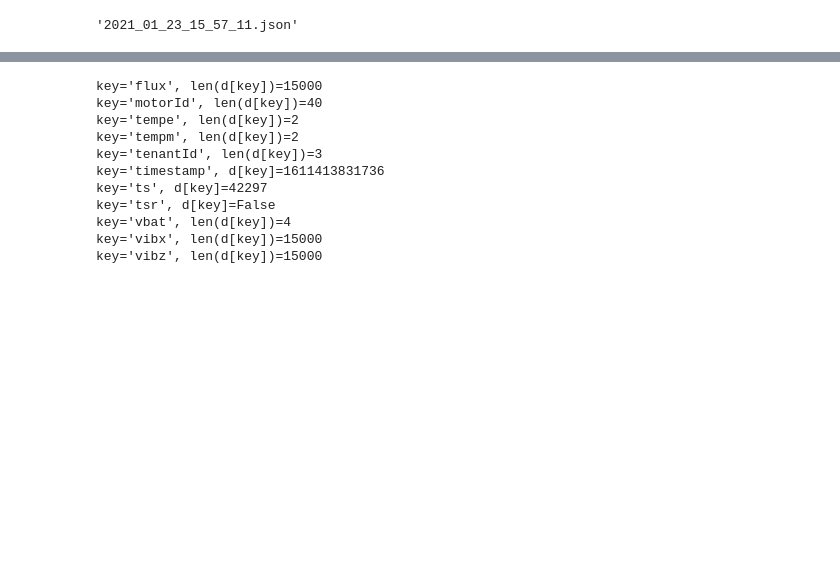
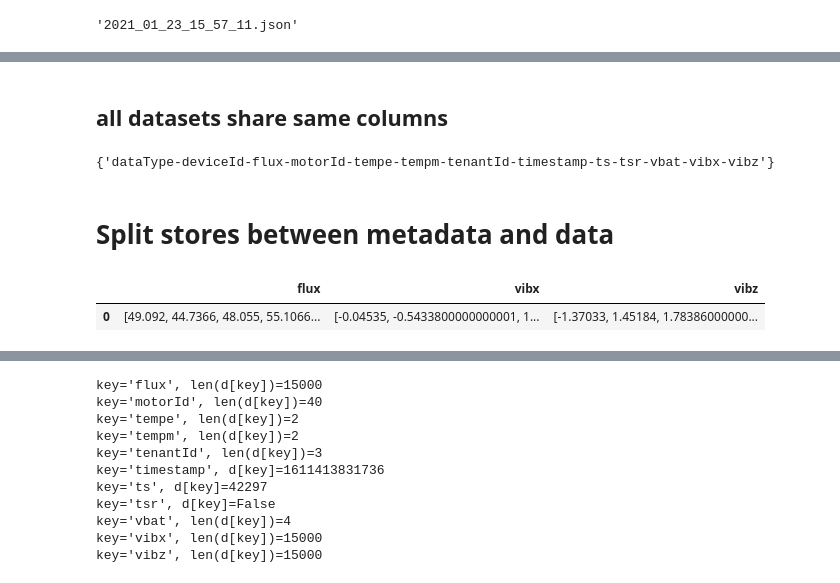
Before and after one commit to thorwhalen/plunk, a Jupyter notebook: plunk/sb/sms/data_access.ipynb, the cells around one changed output, grey strips where cells are left out. Cells and saved outputs as stored; diff of their text form; code cells hidden in the pictures; blank space fills up the shorter version.

```diff
--- a/plunk/sb/sms/data_access.ipynb
+++ b/plunk/sb/sms/data_access.ipynb
@@ -167,0 +155,78 @@ df
+# %% [markdown]
+## all datasets share same columns
+# %%
+path = '~/Dropbox/_odata/sound/induction_motor_data/'
+full_path = os.path.expanduser(path)
+
+# store
+store = DfLocalFileReader(full_path)
+# %%
+set_of_concatenated_col_names(store)
+# %% [output]
+{'dataType-deviceId-flux-motorId-tempe-tempm-tenantId-timestamp-ts-tsr-vbat-vibx-vibz'}
+# %% [markdown]
+# Split stores between metadata and data
+# %%
+import numpy as np
+DFLT_METADATA_COLS = ['dataType', 'deviceId', 'motorId', 'tempe', 'tempm', 'tenantId',
+       'timestamp', 'ts', 'tsr', 'vbat']
+
+DFLT_DATA_COLS =['flux', 'vibx','vibz']
+
+def metadata_cols_selector():
+    return DFLT_METADATA_COLS
+
+def data_cols_selector():
+    return DFLT_DATA_COLS
+
+DFLT_ROUTER = {'data':data_cols_selector, 'metadata':metadata_cols_selector}
+
+def cols_selector(data_type):
+    return DFLT_ROUTER[data_type]
+
+class DataReader(LocalBinaryStore):
+    """A key-value store providing values as pandas.DataFrames"""
+
+    def __init__(self, path_format, ext_specs=None, data_type='data'):
+        super().__init__(path_format)
+        if ext_specs is None:
+            ext_specs = DFLT_EXT_SPECS
+        self.data_type = data_type
+        self._ext_specs = ext_specs
+        self.cols = cols_selector(data_type)()
+        #self.data_and_ext_to_df = partial(df_from_data_given_ext, ext_specs=ext_specs)
+        self.data_and_ext_to_df = (
+            df_from_data_given_ext  # TODO: Hard coded for now, to keep functioning
+        )
+
+    def __getitem__(self, k):
+        ext = self.key_to_ext(k)
+        kwargs = self._ext_specs.get(ext, {})
+        data = BytesIO(super().__getitem__(k))
+        df = df_from_data_given_ext(data, ext, **kwargs)[self.cols]
+        if self.data_type=='data':
+            columns = df.columns
+            result = pd.DataFrame()
+            for col in columns:
+                result[col]=np.array(pd.Series(df[col]))
+            return result
+        return df
+
+    def key_to_ext(self, k):
+        _, ext = os.path.splitext(k)
+        if ext.startswith("."):
+            ext = ext[1:]
+        return ext
+
+    def __setitem__(self, k, v):
+        raise NotImplementedError("This is a reader: No write operation allowed")
+
+    def __delitem__(self, k):
+        raise NotImplementedError("This is a reader: No delete operation allowed")
+metadata_store = DataReader(full_path)
+data_store = DataReader(full_path, data_type='data')
+d = data_store[second_key]
+d
+# %% [output]
+|  | flux | vibx | vibz |
+| 0 | [49.092, 44.7366, 48.055, 55.1066... | [-0.04535, -0.5433800000000001, 1... | [-1.37033, 1.45184, 1.78386000000... |
```
Also changed, not shown: parts of 24 cells of this notebook, 1 other file.
